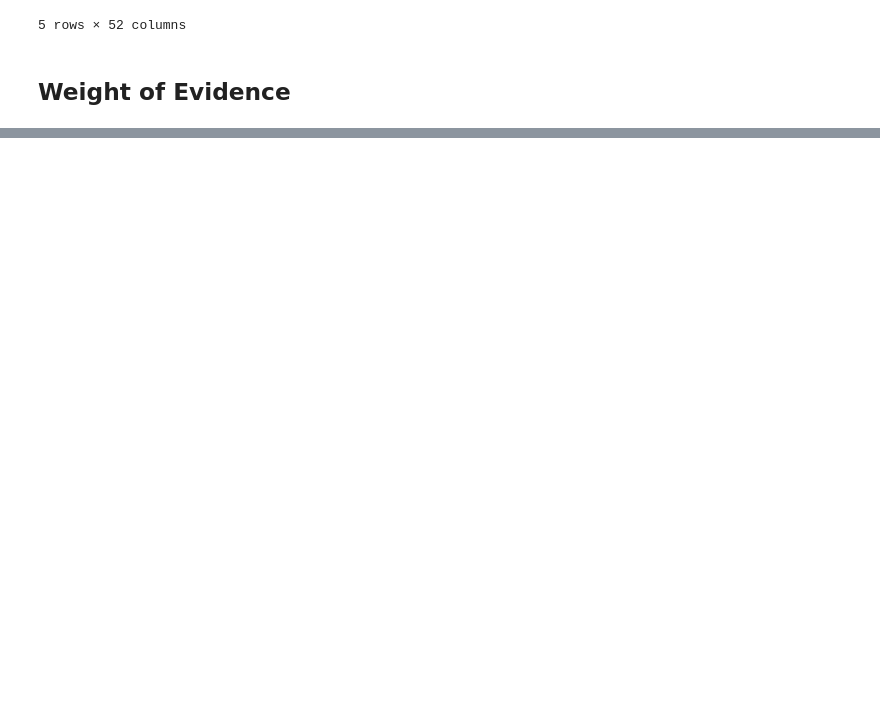
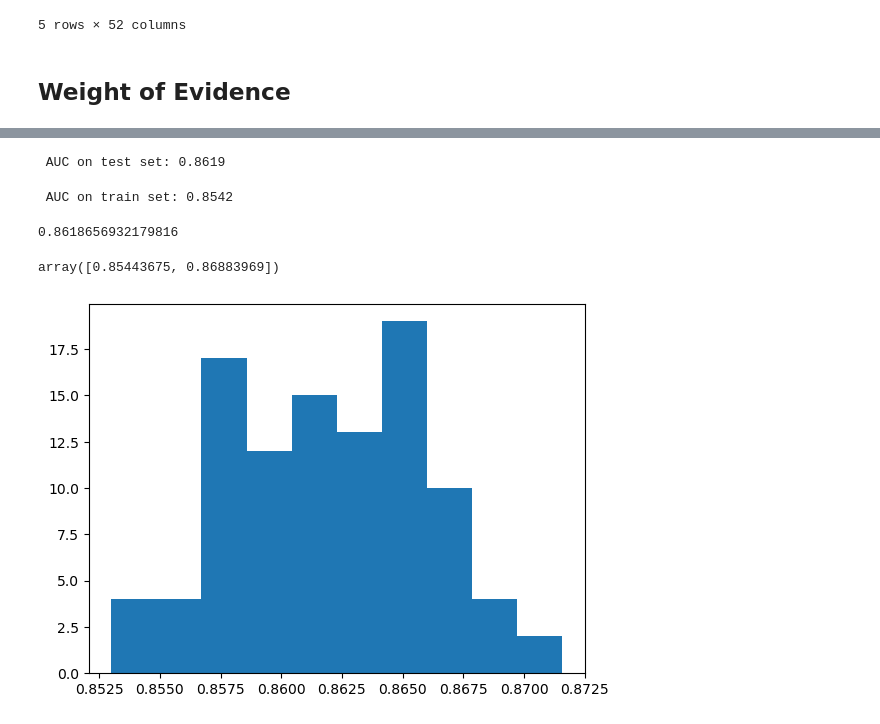
Before and after one commit to willseff/consumer-credit-risk, a Jupyter notebook: Banking Group Project 2.ipynb, the cells around one changed output, grey strips where cells are left out. Drawn from its saved outputs; the diff is of its cells as text; code cells hidden in the pictures; blank space fills up the shorter version.

```diff
--- a/Banking Group Project 2.ipynb
+++ b/Banking Group Project 2.ipynb
@@ -358,7 +352,8 @@ bins_adj = sc.woebin(
     y="DEFAULT_NEXT_12",
     breaks_list=breaks_adj
 )
+
 train_woe = sc.woebin_ply(X_train_bin, bins_adj) # Calculate WoE dataset (train)
-test_woe = sc.woebin_ply(X_train_bin, bins_adj) # Calculate WoE dataset (test)
+test_woe = sc.woebin_ply(X_test_bin, bins_adj) # Calculate WoE dataset (test)
 # %% [output]
 [INFO] creating woe binning ...
@@ -375,0 +438,77 @@ train_woe.head()
+# %%
+import pickle
+# Load the pickle file
+with open('woe_data.pkl', 'rb') as f:
+    woe_data = pickle.load(f)
+
+# Extract your two DataFrames
+train_woe = woe_data['train_woe']
+test_woe = woe_data['test_woe']
+# %%
+X_train_model = train_woe.drop(columns=['DEFAULT_NEXT_12']).fillna(0)
+y_train_model = train_woe['DEFAULT_NEXT_12']
+
+X_test_model = test_woe.drop(columns=['DEFAULT_NEXT_12']).fillna(0)
+y_test_model = test_woe['DEFAULT_NEXT_12']
+# %%
+from sklearn.linear_model import LogisticRegressionCV
+from sklearn.metrics import roc_auc_score
+
+model = LogisticRegressionCV(penalty='elasticnet', # Type of penalization l1 = lasso, l2 = ridge, elasticnet
+                                     Cs = 5,        # How many parameters to try. Can also be a vector with parameters to try.
+                                     tol=0.000001, # Tolerance for parameters
+                                     cv = 3,     # How many CV folds to try. 3 or 5 should be enough.
+                                     fit_intercept=True, # Use constant?
+                                     class_weight='balanced', # Weights, see below
+                                     random_state=20190301, # Random seed
+                                     max_iter=100, # Maximum iterations
+                                     verbose=0, # Show process. 1 is yes.
+                                     solver = 'saga', # How to optimize.
+                                     n_jobs = -1,      # Processes to use. Set to number of physical cores.
+                                     refit = True,     # If to retrain with the best parameter and all data after finishing.
+                                     l1_ratios = np.arange(0, 1.01, 0.5), # The LASSO / Ridge ratios.
+                                    )
+
+model.fit(X_train_model, y_train_model)
+
+y_train_pred = model.predict_proba(X_train_model)[:,1]
+
+auc_train = roc_auc_score(y_train_model, y_train_pred)
+
+y_test_pred = model.predict_proba(X_test_model)[:, 1]
+auc_test = roc_auc_score(y_test_model, y_test_pred)
+print(f" AUC on test set: {auc_test:.4f}")
+# %% [output]
+ AUC on test set: 0.8619
+# %%
+y_train_pred = model.predict_proba(X_train_model)[:,1]
+
+auc_train = roc_auc_score(y_train_model, y_train_pred)
+print(f" AUC on train set: {auc_train:.4f}")
+# %% [output]
+ AUC on train set: 0.8542
+# %%
+from sklearn.metrics import roc_auc_score
+
+# make predictions
+probs_test = model.predict_proba(X_test_model)[:, 1]
+
+# Calculate bootstrap
+test_preds = pd.DataFrame({'classes': y_test_model,
+                           'probs': probs_test})
+auc_boot = []
+
+# Use 10,000 samples for IRL applications
+for i in np.arange(100):
+  sample = test_preds.sample(n=186260, replace=True)
+  auc_boot.append(roc_auc_score(sample['classes'], sample['probs']))
+# %%
+plt.hist(auc_boot)
+
+print(np.mean(auc_boot))
+
+np.quantile(auc_boot, [0.025, 0.975])
+# %% [output]
+0.8618656932179816
+array([0.85443675, 0.86883969])
+[figure, added]
```
Also changed, not shown: parts of 15 cells of this notebook.
